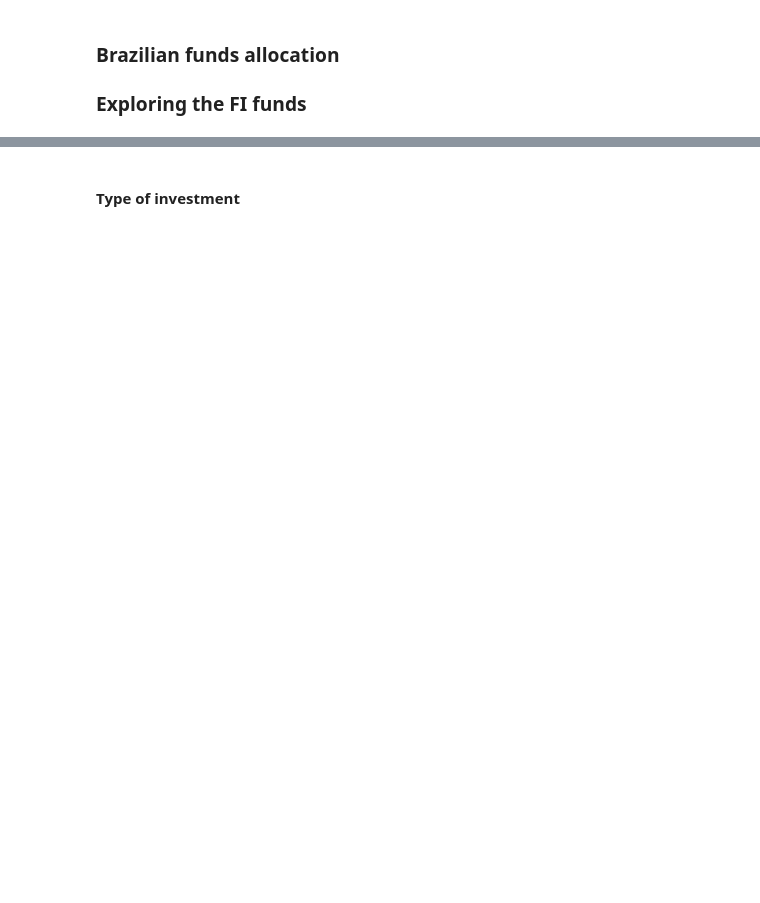
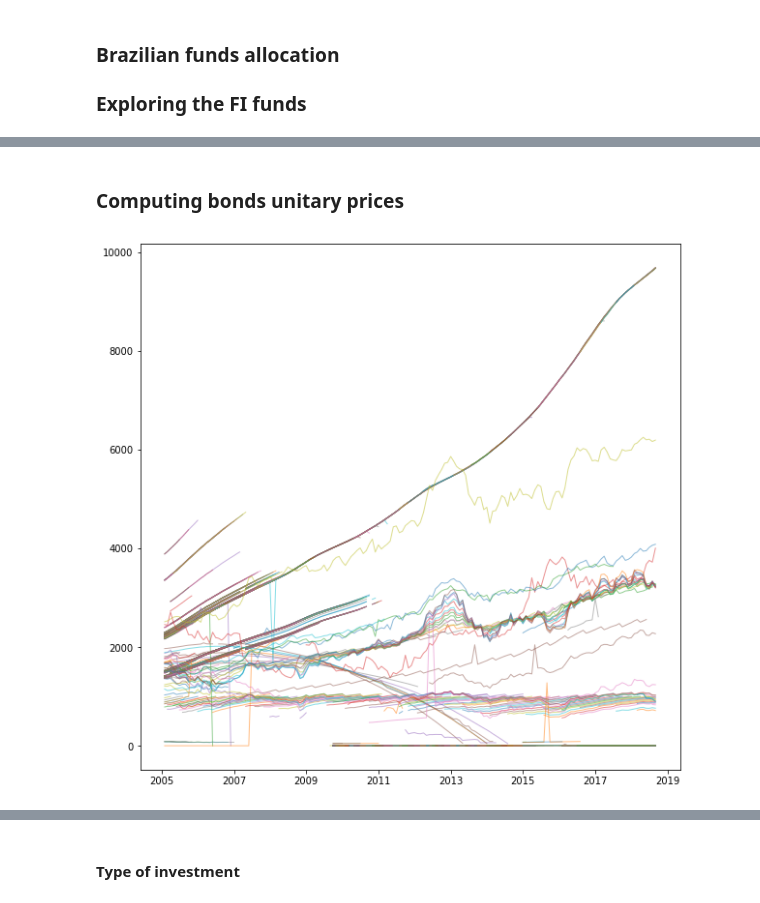
Before and after one commit to mamedc/fundsBR, a Jupyter notebook: fi_type_analysis_fundsBR.ipynb, the cells around one changed output, grey strips where cells are left out. Saved outputs shown, nothing was run; the diff lists cells and outputs as text; code cells hidden in the pictures; blank space fills up the shorter version.

Commit message:
plot com todos os titulos

```diff
--- a/fi_type_analysis_fundsBR.ipynb
+++ b/fi_type_analysis_fundsBR.ipynb
@@ -37,0 +171,4 @@ dfBLC1['DT_VENC'] = dfBLC1['DT_VENC'].apply(lambda x: correctDates(x))
+# %%
+# We will look separately to these two distinct investments
+df_titpub = dfBLC1[dfBLC1['TP_APLIC'] == 'Títulos Públicos'].reset_index(drop = True)
+df_opcompr = dfBLC1[dfBLC1['TP_APLIC'] == 'Operações Compromissadas'].reset_index(drop = True)
@@ -37,0 +400,17 @@ dfBLC1['DT_VENC'] = dfBLC1['DT_VENC'].apply(lambda x: correctDates(x))
+# %% [markdown]
+### Computing bonds unitary prices
+# %%
+# Delete rows where 'QT_POS_FINAL' = 0
+df_titpub = df_titpub[df_titpub['QT_POS_FINAL'] != 0].reset_index(drop = True)
+# %%
+# Compute unitary price column
+df_titpub['PU'] = df_titpub['VL_MERC_POS_FINAL'] / df_titpub['QT_POS_FINAL']
+# %%
+# Compute the median for each bond and observation date
+unitPrc = df_titpub.groupby(['CD_ISIN', 'DT_COMPTC'])['PU'].median()
+# %%
+fig = plt.figure(figsize = (10, 10))
+plt.plot(unitPrc.unstack(level = 0), linewidth = 1, alpha = 0.5)
+plt.show()
+# %% [output]
+[figure, added]
```
Also changed, not shown: parts of 88 cells of this notebook.
